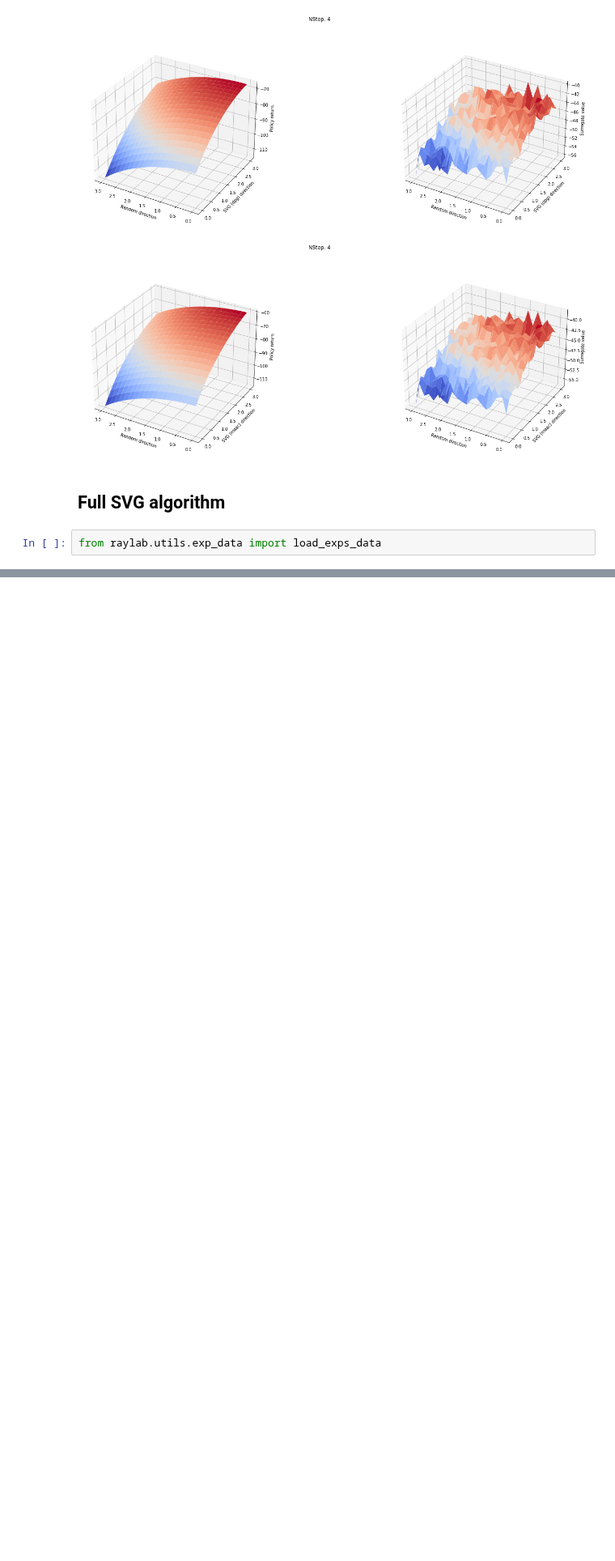
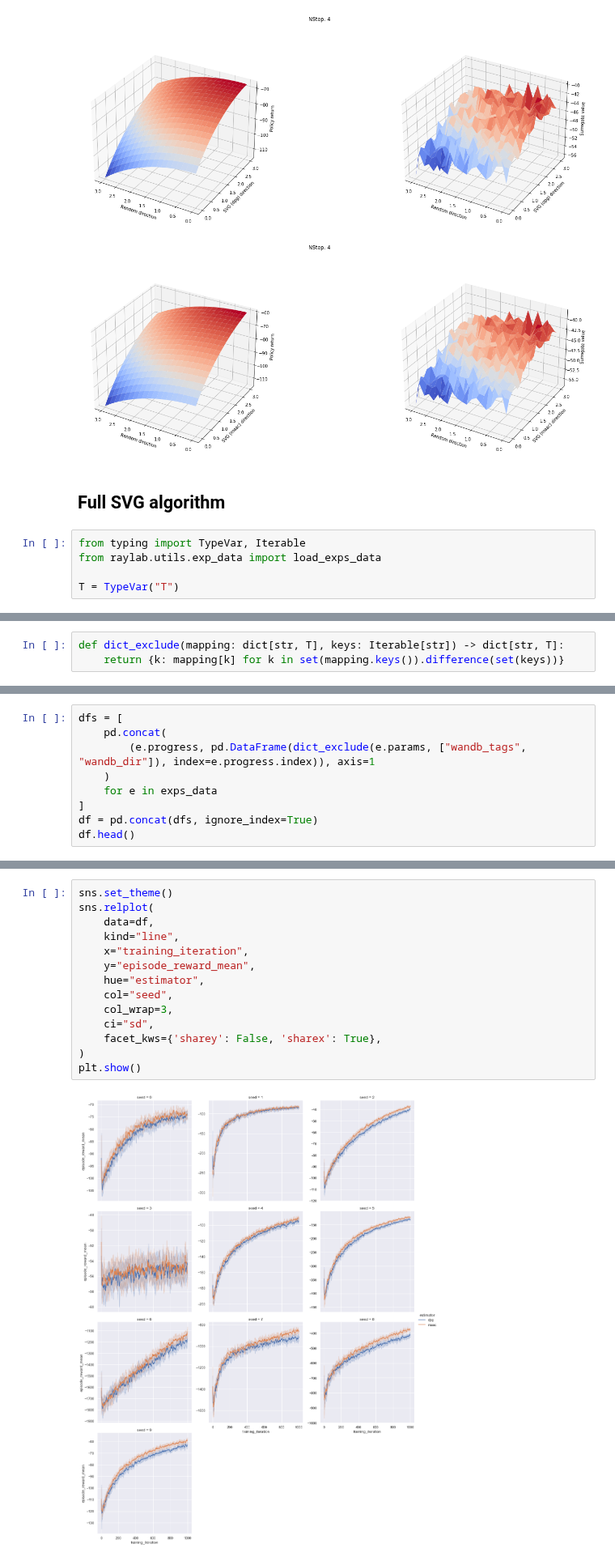
Before and after one commit to 0xangelo/LQSVG, a Jupyter notebook: experiments/dpg_vs_maac.ipynb, the cells around one changed output, grey strips where cells are left out. Shown at 81% size. Saved outputs shown, nothing was run; the diff lists cells and outputs as text; blank space fills up the shorter version.

```diff
--- a/experiments/dpg_vs_maac.ipynb
+++ b/experiments/dpg_vs_maac.ipynb
@@ -494,6 +494,9 @@ comparator.plot_real_vs_surrogate("maac", samples=500, n_step=4, seed=42)
 # %% [markdown]
 ## Full SVG algorithm
 # %%
+from typing import TypeVar, Iterable
 from raylab.utils.exp_data import load_exps_data
+
+T = TypeVar("T")
 # %%
 exps_data = load_exps_data("results/Experiment_2021-05-04_17-43-13/")
@@ -501,0 +503,3 @@ TypeError: join() argument must be str, bytes, or os.PathLike object, not 'NoneT
+# %%
+def dict_exclude(mapping: dict[str, T], keys: Iterable[str]) -> dict[str, T]:
+    return {k: mapping[k] for k in set(mapping.keys()).difference(set(keys))}
@@ -501,0 +511,9 @@ TypeError: join() argument must be str, bytes, or os.PathLike object, not 'NoneT
+# %%
+dfs = [
+    pd.concat(
+        (e.progress, pd.DataFrame(dict_exclude(e.params, ["wandb_tags", "wandb_dir"]), index=e.progress.index)), axis=1
+    )
+    for e in exps_data
+]
+df = pd.concat(dfs, ignore_index=True)
+df.head()
@@ -501,0 +548,16 @@ TypeError: join() argument must be str, bytes, or os.PathLike object, not 'NoneT
+# %%
+sns.set_theme()
+sns.relplot(
+    data=df,
+    kind="line",
+    x="training_iteration",
+    y="episode_reward_mean",
+    hue="estimator",
+    col="seed",
+    col_wrap=3,
+    ci="sd",
+    facet_kws={'sharey': False, 'sharex': True},
+)
+plt.show()
+# %% [output]
+[figure, added]
```
Also changed, not shown: parts of 4 cells of this notebook.
